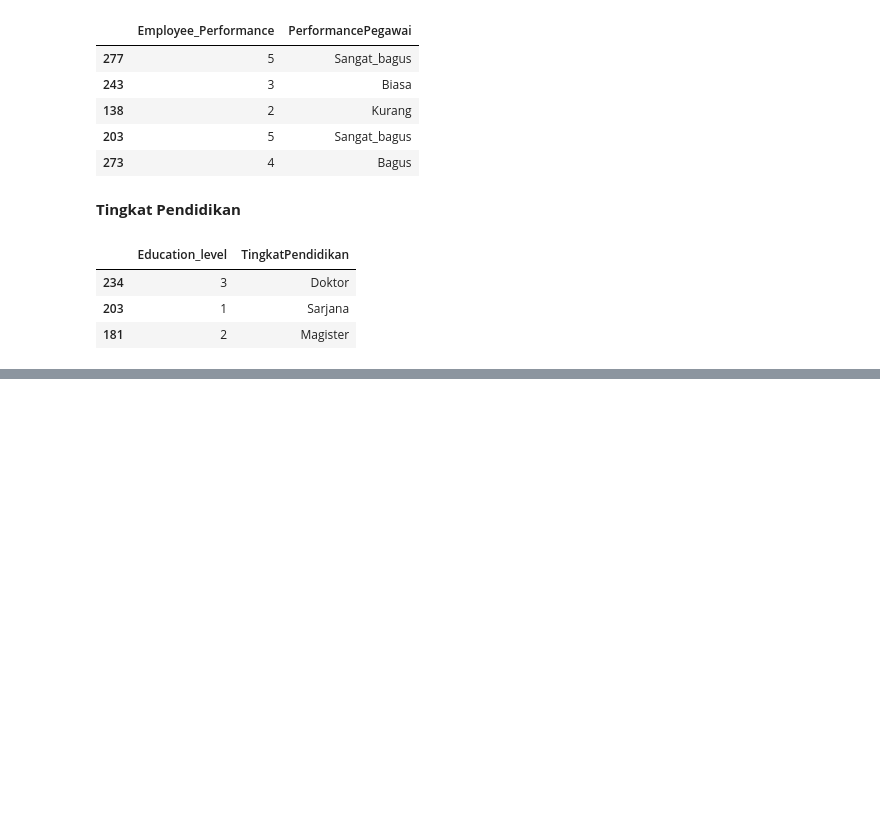
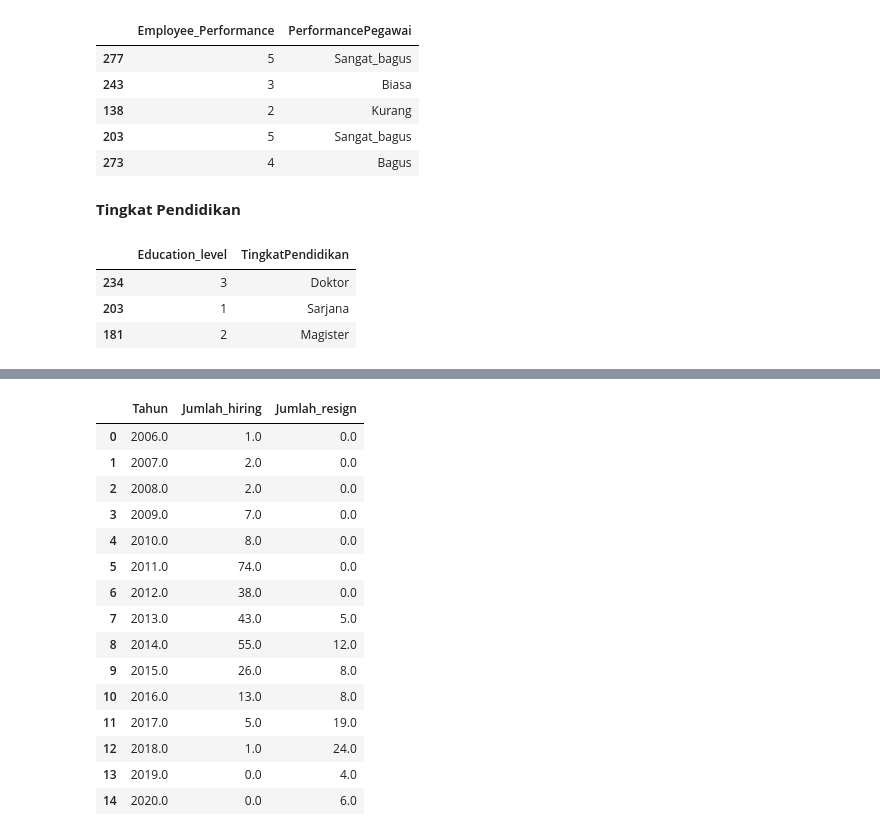
Before and after one commit to JodhiKrisantus/Improving-Employee-Retention, a Jupyter notebook: script_python.ipynb, the cells around one changed output, grey strips where cells are left out. Cells and saved outputs as stored; diff of their text form; code cells hidden in the pictures; blank space fills up the shorter version.

```diff
--- a/script_python.ipynb
+++ b/script_python.ipynb
@@ -342,0 +365,21 @@ df_pre.head(2)
+# %%
+employee_activities = Total_hiring.merge(Total_resign, how='outer')
+employee_activities.fillna(0,inplace=True)
+employee_activities
+# %% [output]
+|  | Tahun | Jumlah_hiring | Jumlah_resign |
+| 0 | 2006.0 | 1.0 | 0.0 |
+| 1 | 2007.0 | 2.0 | 0.0 |
+| 2 | 2008.0 | 2.0 | 0.0 |
+| 3 | 2009.0 | 7.0 | 0.0 |
+| 4 | 2010.0 | 8.0 | 0.0 |
+| 5 | 2011.0 | 74.0 | 0.0 |
+| 6 | 2012.0 | 38.0 | 0.0 |
+| 7 | 2013.0 | 43.0 | 5.0 |
+| 8 | 2014.0 | 55.0 | 12.0 |
+| 9 | 2015.0 | 26.0 | 8.0 |
+| 10 | 2016.0 | 13.0 | 8.0 |
+| 11 | 2017.0 | 5.0 | 19.0 |
+| 12 | 2018.0 | 1.0 | 24.0 |
+| 13 | 2019.0 | 0.0 | 4.0 |
+| 14 | 2020.0 | 0.0 | 6.0 |
```
Also changed, not shown: parts of 10 cells of this notebook.
